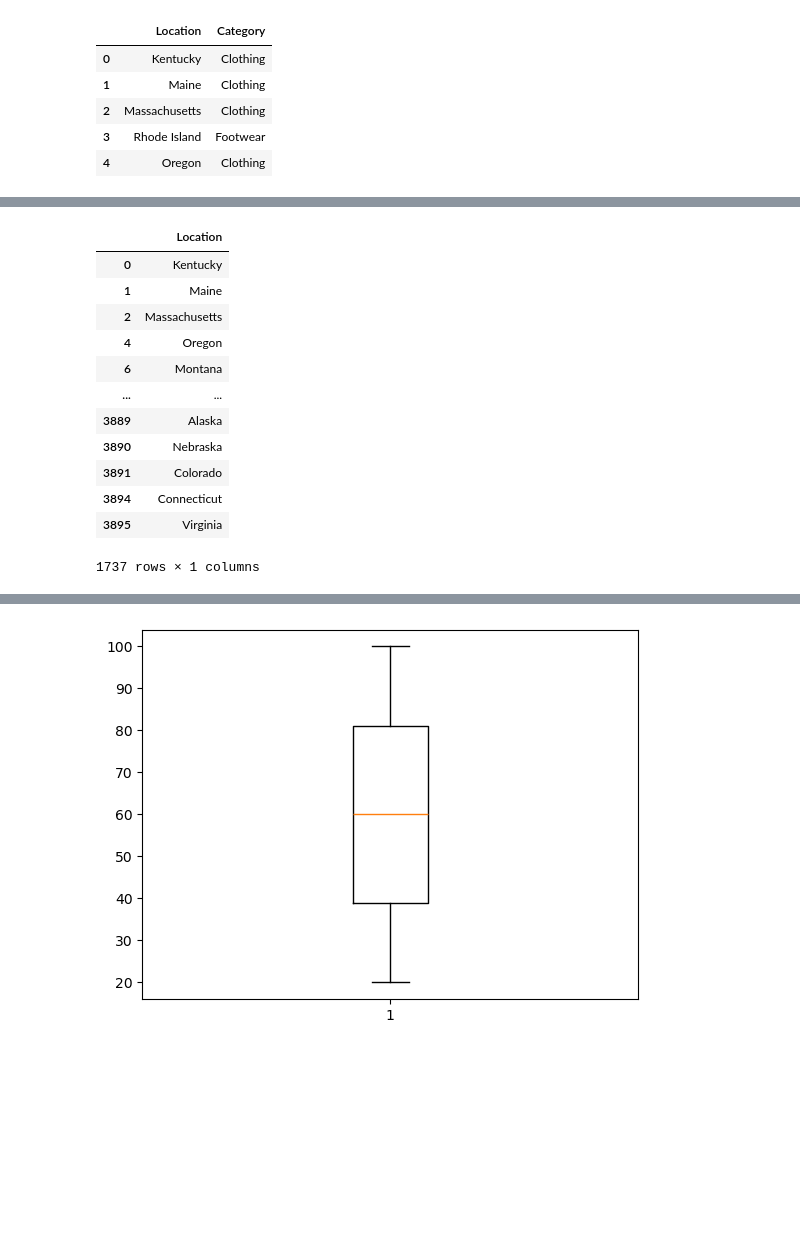
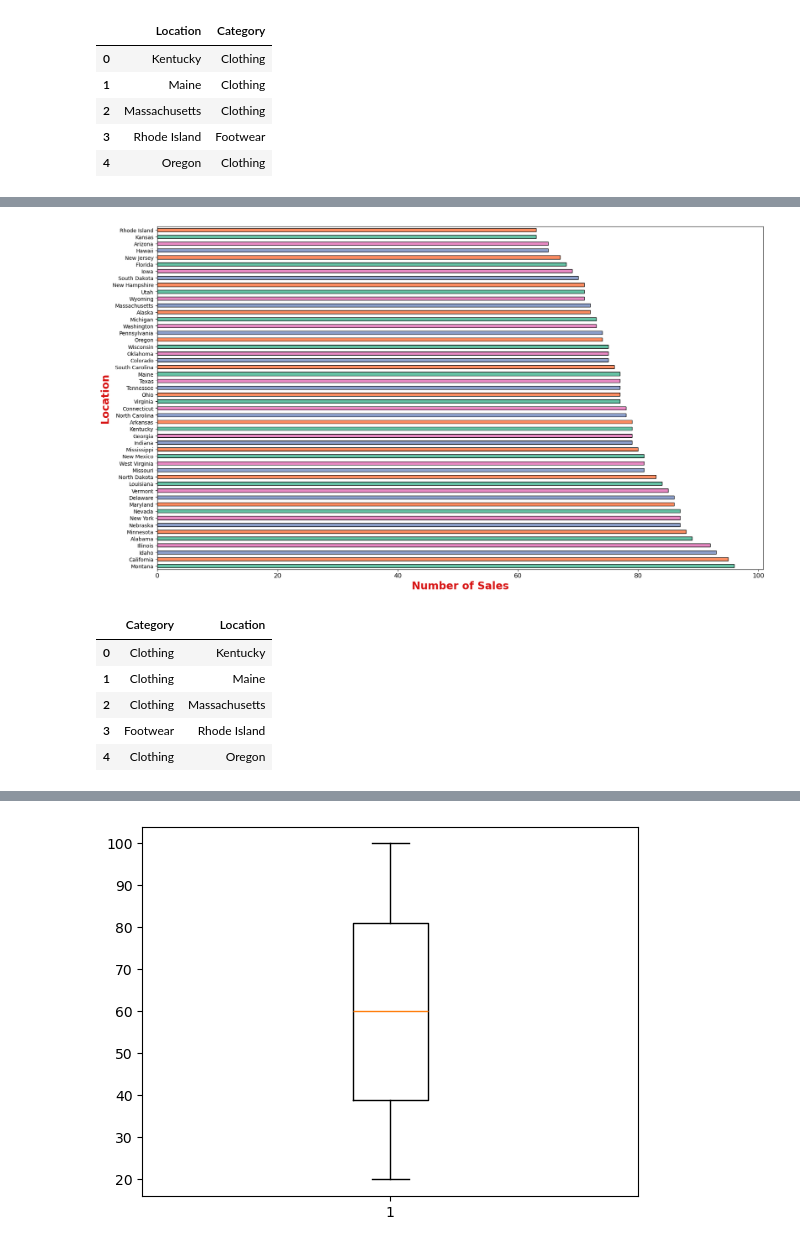
Before and after one commit to kasheshjaiin/Project-1-Customer-Shopping-Trends, a Jupyter notebook: charu.ipynb, the cells around one changed output, grey strips where cells are left out. Saved outputs shown, nothing was run; the diff lists cells and outputs as text; code cells hidden in the pictures; blank space fills up the shorter version.

```diff
--- a/charu.ipynb
+++ b/charu.ipynb
@@ -106,17 +119,22 @@ location_df.head()
+# %%
+# Total Number of sales  bar graph
+plt.figure(figsize = (18, 10))
+trends_df["Location"].value_counts().plot(kind = 'barh', color =colors, edgecolor = 'black')
+plt.ylabel('Location', weight = "bold", color = "#D71313", fontsize = 20)
+plt.xlabel('Number of Sales', weight = "bold", color = "#D71313", fontsize = 20)
+plt.xticks(rotation = 0, fontsize = 12)
+plt.tight_layout()
+plt.show()
+# [:15].sort_values(ascending = False)
+# %% [output]
+[figure, added]
 # %%
-clothing_df= trends_df.loc[trends_df["Category"]== "Clothing", ["Location"]]
-clothing_df
+location_category_df= trends_df.loc[:,["Category","Location"]]
+location_category_df.head()
 # %% [output]
-|  | Location |
-| 0 | Kentucky |
-| 1 | Maine |
-| 2 | Massachusetts |
-| 4 | Oregon |
-| 6 | Montana |
-| ... | ... |
-| 3889 | Alaska |
-| 3890 | Nebraska |
-| 3891 | Colorado |
-| 3894 | Connecticut |
-| 3895 | Virginia |
+|  | Category | Location |
+| 0 | Clothing | Kentucky |
+| 1 | Clothing | Maine |
+| 2 | Clothing | Massachusetts |
+| 3 | Footwear | Rhode Island |
+| 4 | Clothing | Oregon |
-1737 rows × 1 columns
```
Also changed, not shown: parts of 20 cells of this notebook.
